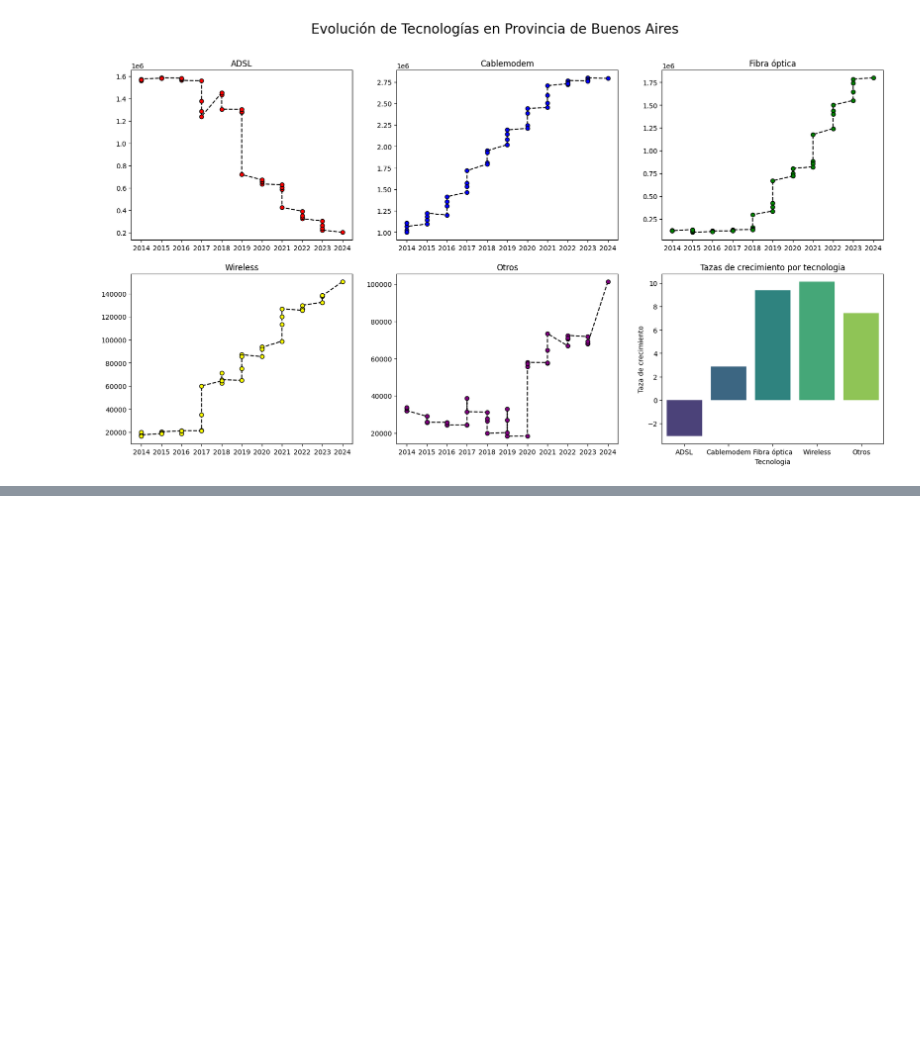
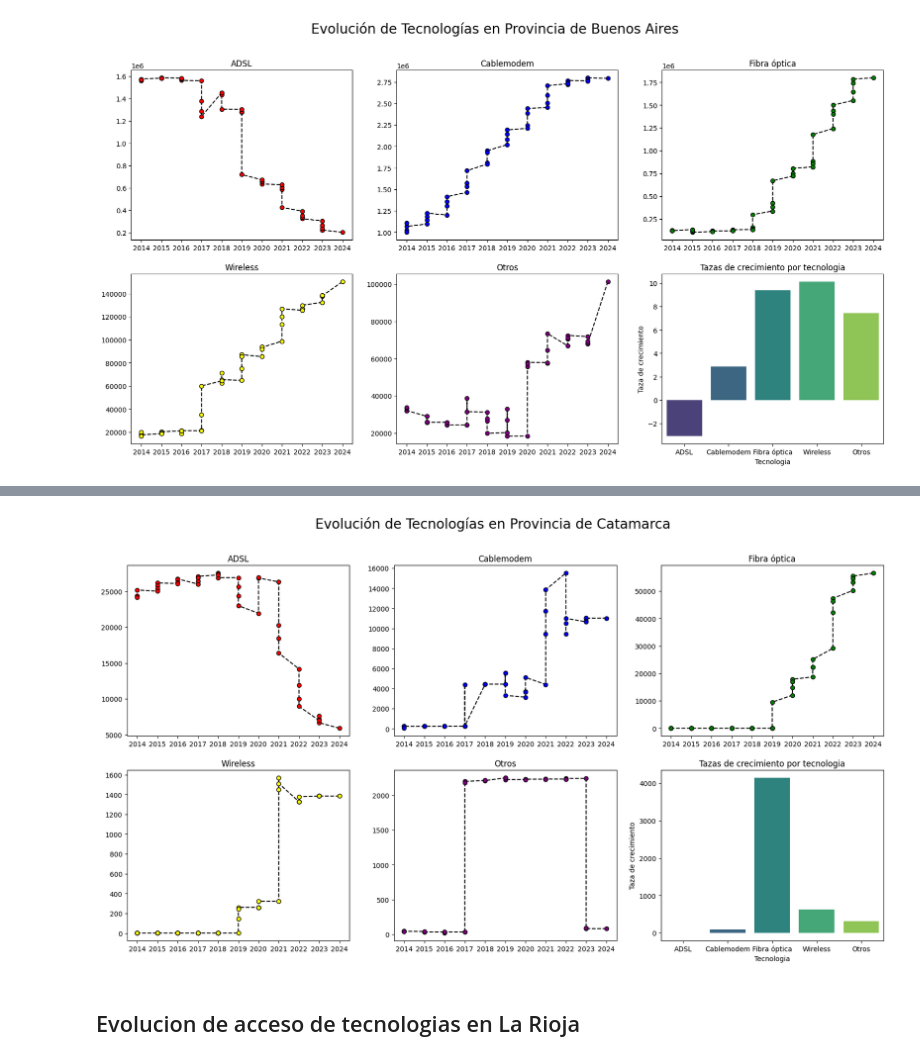
Before and after one commit to RogerCortezRosas/Telecom_Analytics, a Jupyter notebook: EDA.ipynb, the cells around one changed output, grey strips where cells are left out. Saved outputs shown, nothing was run; the diff lists cells and outputs as text; code cells hidden in the pictures; blank space fills up the shorter version.

```diff
--- a/EDA.ipynb
+++ b/EDA.ipynb
@@ -951,0 +1047,4 @@ plt.show()
+# %%
+tec_provincia_Catamarca = tec_provincia_Catamarca.replace(0,1)
+# %%
+taza_Catamarca = taza_crecimiento(tec_provincia_Catamarca)
@@ -951,0 +1060,43 @@ plt.show()
+# %%
+plt.figure(figsize=(20,10))
+
+
+plt.suptitle('Evolución de Tecnologías en Provincia de Catamarca', fontsize=20)
+
+plt.subplot(2,3,1)
+plt.plot('Año', 'ADSL', data=tec_provincia_Catamarca, marker='o',ls="--",c='black',mfc="red")
+plt.xticks(np.arange(2014, 2025, 1))
+plt.title('ADSL')
+
+plt.subplot(2,3,2)
+plt.plot('Año', 'Cablemodem', data=tec_provincia_Catamarca, marker='o',ls="--",c='black',mfc="blue")
+plt.xticks(np.arange(2014, 2025, 1))
+plt.title('Cablemodem')
+
+plt.subplot(2,3,3)
+plt.plot('Año', 'Fibra óptica', data=tec_provincia_Catamarca, marker='o',ls="--",c='black',mfc="green")
+plt.xticks(np.arange(2014, 2025, 1))
+plt.title('Fibra óptica')
+
+plt.subplot(2,3,4)
+plt.plot('Año', 'Wireless', data=tec_provincia_Catamarca, marker='o',ls="--",c='black',mfc="yellow")
+plt.xticks(np.arange(2014, 2025, 1))
+plt.title('Wireless')
+
+
+plt.subplot(2,3,5)
+plt.plot('Año', 'Otros', data=tec_provincia_Catamarca, marker='o',ls="--",c='black',mfc="purple")
+plt.xticks(np.arange(2014, 2025, 1))
+plt.title('Otros')
+
+plt.subplot(2,3,6)
+sns.barplot(x=taza_Catamarca.index , y='Taza', data=taza_Catamarca, palette='viridis',hue=taza_Catamarca.index)
+plt.title('Tazas de crecimiento por tecnologia')
+plt.xlabel('Tecnologia')
+plt.ylabel('Taza de crecimiento')
+
+plt.show()
+# %% [output]
+[figure, added]
+# %% [markdown]
+## Evolucion de acceso de tecnologias en La Rioja
```
Also changed, not shown: parts of 60 cells of this notebook.
